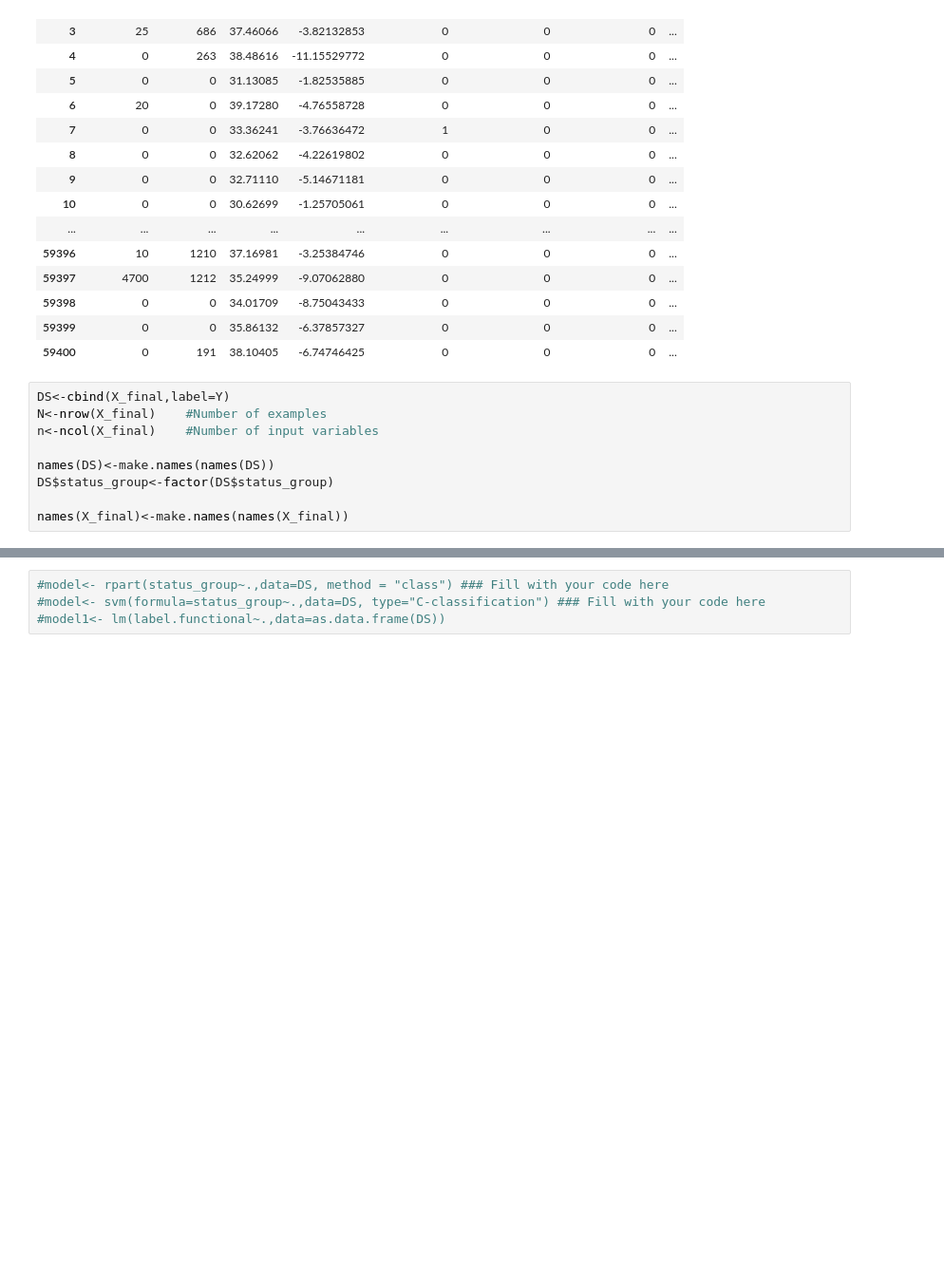
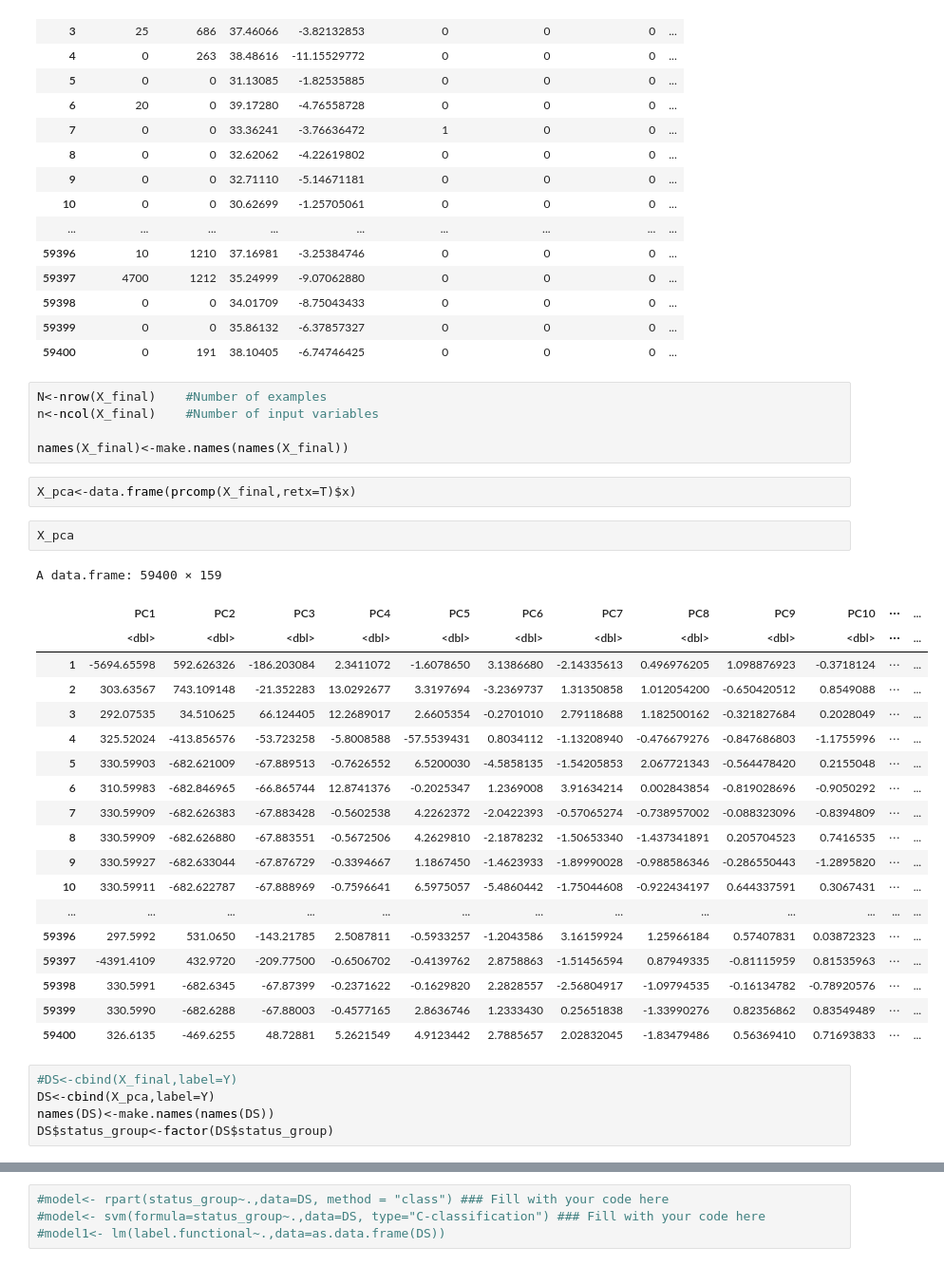
Before and after one commit to Maxlanglet/Projet_ML, a Jupyter notebook: ReportTemplate.ipynb, the cells around one changed output, grey strips where cells are left out. Shown: that part at 95% size. Saved outputs shown, nothing was run; the diff lists cells and outputs as text; blank space fills up the shorter version.

```diff
--- a/ReportTemplate.ipynb
+++ b/ReportTemplate.ipynb
@@ -448,11 +442,36 @@ A data.frame: 59400 × 159
 | 59399 | 0 | 0 | 35.86132 | -6.37857327 | 0 | 0 | 0 | ... |
 | 59400 | 0 | 191 | 38.10405 | -6.74746425 | 0 | 0 | 0 | ... |
 # %%
-DS<-cbind(X_final,label=Y)
 N<-nrow(X_final)    #Number of examples
 n<-ncol(X_final)    #Number of input variables
 
-names(DS)<-make.names(names(DS))
-DS$status_group<-factor(DS$status_group)
-
 names(X_final)<-make.names(names(X_final))
+# %%
+X_pca<-data.frame(prcomp(X_final,retx=T)$x)
+# %%
+X_pca
+# %% [output]
+A data.frame: 59400 × 159
+|  | PC1 | PC2 | PC3 | PC4 | PC5 | PC6 | PC7 | PC8 | PC9 | PC10 | ⋯ | ... |
+|  | <dbl> | <dbl> | <dbl> | <dbl> | <dbl> | <dbl> | <dbl> | <dbl> | <dbl> | <dbl> | ⋯ | ... |
+| 1 | -5694.65598 | 592.626326 | -186.203084 | 2.3411072 | -1.6078650 | 3.1386680 | -2.14335613 | 0.496976205 | 1.098876923 | -0.3718124 | ⋯ | ... |
+| 2 | 303.63567 | 743.109148 | -21.352283 | 13.0292677 | 3.3197694 | -3.2369737 | 1.31350858 | 1.012054200 | -0.650420512 | 0.8549088 | ⋯ | ... |
+| 3 | 292.07535 | 34.510625 | 66.124405 | 12.2689017 | 2.6605354 | -0.2701010 | 2.79118688 | 1.182500162 | -0.321827684 | 0.2028049 | ⋯ | ... |
+| 4 | 325.52024 | -413.856576 | -53.723258 | -5.8008588 | -57.5539431 | 0.8034112 | -1.13208940 | -0.476679276 | -0.847686803 | -1.1755996 | ⋯ | ... |
+| 5 | 330.59903 | -682.621009 | -67.889513 | -0.7626552 | 6.5200030 | -4.5858135 | -1.54205853 | 2.067721343 | -0.564478420 | 0.2155048 | ⋯ | ... |
+| 6 | 310.59983 | -682.846965 | -66.865744 | 12.8741376 | -0.2025347 | 1.2369008 | 3.91634214 | 0.002843854 | -0.819028696 | -0.9050292 | ⋯ | ... |
+| 7 | 330.59909 | -682.626383 | -67.883428 | -0.5602538 | 4.2262372 | -2.0422393 | -0.57065274 | -0.738957002 | -0.088323096 | -0.8394809 | ⋯ | ... |
+| 8 | 330.59909 | -682.626880 | -67.883551 | -0.5672506 | 4.2629810 | -2.1878232 | -1.50653340 | -1.437341891 | 0.205704523 | 0.7416535 | ⋯ | ... |
+| 9 | 330.59927 | -682.633044 | -67.876729 | -0.3394667 | 1.1867450 | -1.4623933 | -1.89990028 | -0.988586346 | -0.286550443 | -1.2895820 | ⋯ | ... |
+| 10 | 330.59911 | -682.622787 | -67.888969 | -0.7596641 | 6.5975057 | -5.4860442 | -1.75044608 | -0.922434197 | 0.644337591 | 0.3067431 | ⋯ | ... |
+| ... | ... | ... | ... | ... | ... | ... | ... | ... | ... | ... | ... | ... |
+| 59396 | 297.5992 | 531.0650 | -143.21785 | 2.5087811 | -0.5933257 | -1.2043586 | 3.16159924 | 1.25966184 | 0.57407831 | 0.03872323 | ⋯ | ... |
+| 59397 | -4391.4109 | 432.9720 | -209.77500 | -0.6506702 | -0.4139762 | 2.8758863 | -1.51456594 | 0.87949335 | -0.81115959 | 0.81535963 | ⋯ | ... |
+| 59398 | 330.5991 | -682.6345 | -67.87399 | -0.2371622 | -0.1629820 | 2.2828557 | -2.56804917 | -1.09794535 | -0.16134782 | -0.78920576 | ⋯ | ... |
+| 59399 | 330.5990 | -682.6288 | -67.88003 | -0.4577165 | 2.8636746 | 1.2333430 | 0.25651838 | -1.33990276 | 0.82356862 | 0.83549489 | ⋯ | ... |
+| 59400 | 326.6135 | -469.6255 | 48.72881 | 5.2621549 | 4.9123442 | 2.7885657 | 2.02832045 | -1.83479486 | 0.56369410 | 0.71693833 | ⋯ | ... |
+# %%
+#DS<-cbind(X_final,label=Y)
+DS<-cbind(X_pca,label=Y)
+names(DS)<-make.names(names(DS))
+DS$status_group<-factor(DS$status_group)
```
Also changed, not shown: parts of 7 cells of this notebook.
